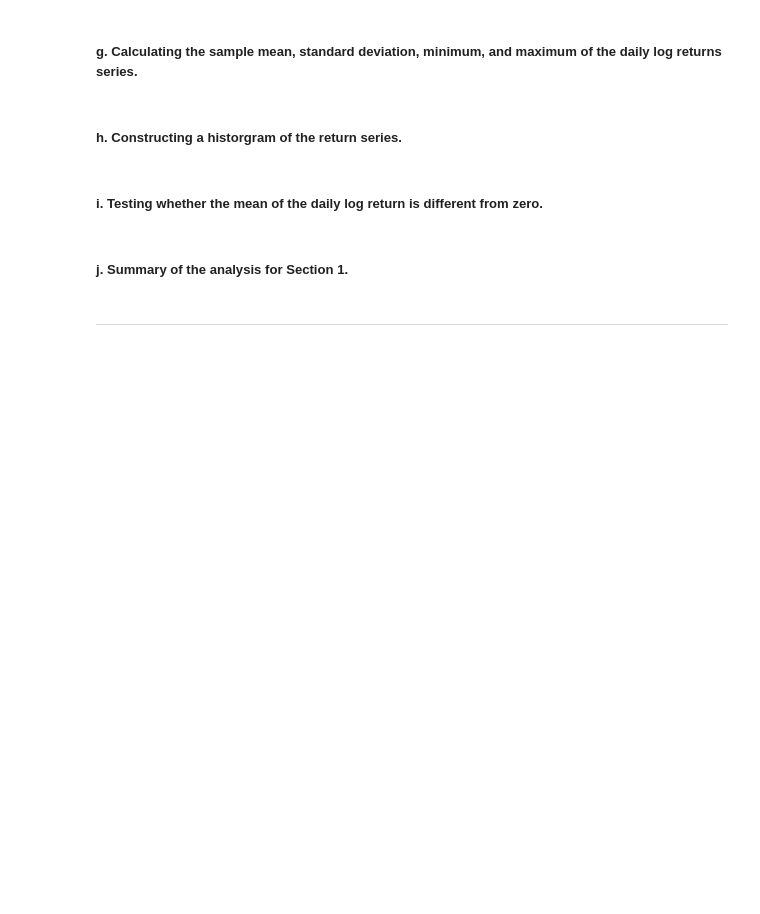
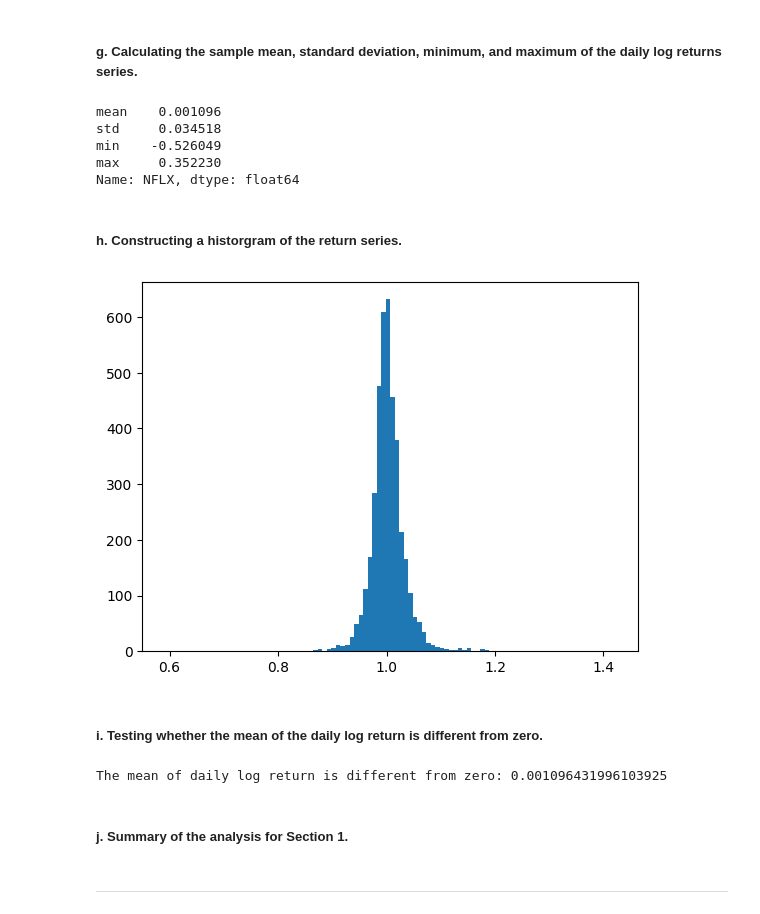
Before and after one commit to mcarbajal2/IFI8420-Assignments, a Jupyter notebook: Assignment 1/Assignment1.ipynb, the cells around one changed output. Drawn from its saved outputs; the diff is of its cells as text; code cells hidden in the pictures; blank space fills up the shorter version.

```diff
--- a/Assignment 1/Assignment1.ipynb
+++ b/Assignment 1/Assignment1.ipynb
@@ -29,9 +88,29 @@
 # %% [markdown]
 ##### g. Calculating the sample mean, standard deviation, minimum, and maximum of the daily log returns series.
+# %%
+netflix_log_returns.describe().loc[['mean','std','min','max']]
+# %% [output]
+mean    0.001096
+std     0.034518
+min    -0.526049
+max     0.352230
+Name: NFLX, dtype: float64
 # %% [markdown]
 ##### h. Constructing a historgram of the return series.
+# %%
+plt.hist(netflix_returns,bins=100)
+plt.show()
+# %% [output]
+[figure, added]
 # %% [markdown]
 ##### i. Testing whether the mean of the daily log return is different from zero.
+# %%
+if netflix_log_returns.mean() != 0:
+    print(f"The mean of daily log return is different from zero: {netflix_log_returns.mean()}")
+else:
+    print("The mean of daily log return is zero")
+# %% [output]
+The mean of daily log return is different from zero: 0.001096431996103925
 # %% [markdown]
 ##### j. Summary of the analysis for Section 1.
 # %% [markdown]
```
Also changed, not shown: parts of 9 cells of this notebook.
